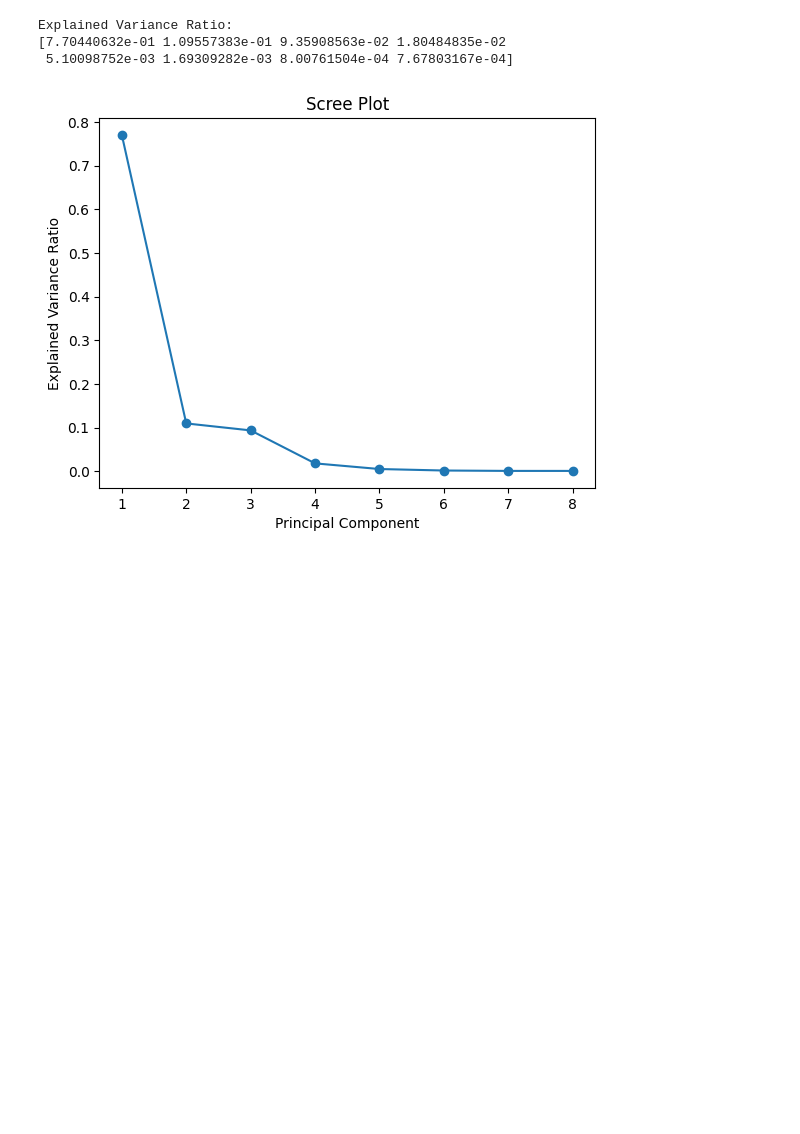
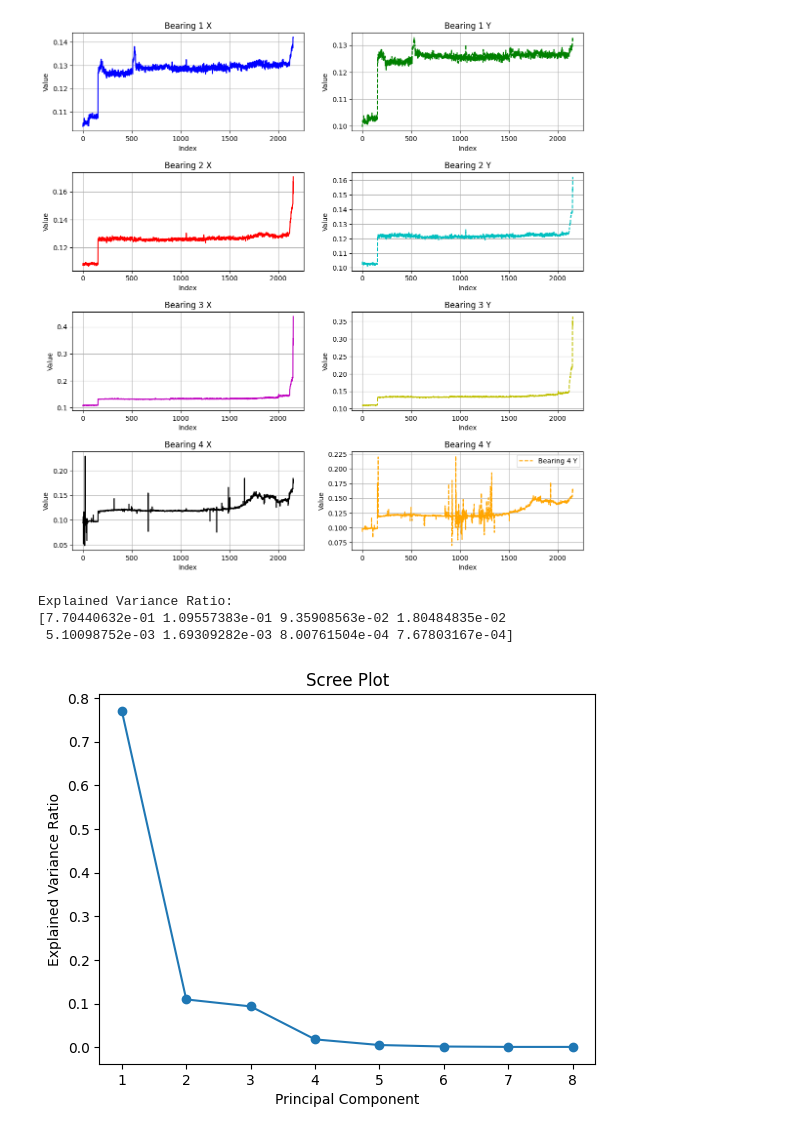
Before and after one commit to sourabh-4/ME228_Project, a Jupyter notebook: 1st_test.ipynb, the cells around one changed output. Drawn from its saved outputs; the diff is of its cells as text; code cells hidden in the pictures; blank space fills up the shorter version.

```diff
--- a/1st_test.ipynb
+++ b/1st_test.ipynb
@@ -4,3 +39,32 @@ import numpy as np
+# %%
+# Create a list of colors for the plots
+colors = ['b', 'g', 'r', 'c', 'm', 'y', 'k', 'orange']
+
+# Create 8 different plots
+fig, axs = plt.subplots(4, 2, figsize=(12, 12))  # Create a 4x2 grid of subplots
+fig.tight_layout(pad=4.0)  # Adjust the spacing between subplots
+
+# Plot each pair of X and Y bearing data on separate subplots
+for i, (ax, column) in enumerate(zip(axs.flatten(), data.columns)):
+    if 'X' in column:  # Plot X data
+        ax.plot(data.index, data[column], label=column, color=colors[i], linestyle='-')
+        ax.set_title(column)
+        ax.set_xlabel('Index')
+        ax.set_ylabel('Value')
+        ax.grid(True)
+    elif 'Y' in column:  # Plot Y data
+        ax.plot(data.index, data[column], label=column, color=colors[i], linestyle='--')
+        ax.set_title(column)
+        ax.set_xlabel('Index')
+        ax.set_ylabel('Value')
+        ax.grid(True)
+
+# Add legend to the last subplot
+axs.flatten()[-1].legend()
+
+plt.show()
+# %% [output]
+[figure, added]
 # %%
 import pandas as pd
 from sklearn.decomposition import PCA
```
Also changed, not shown: parts of 4 cells of this notebook, 2 other files.
